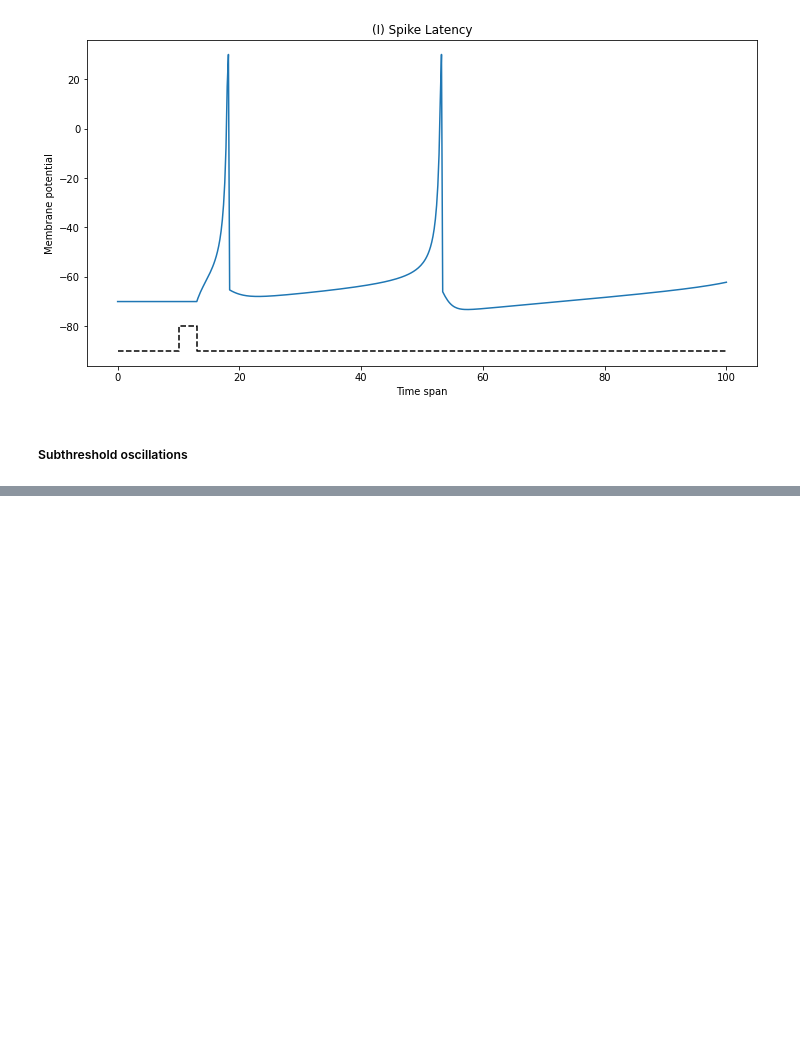
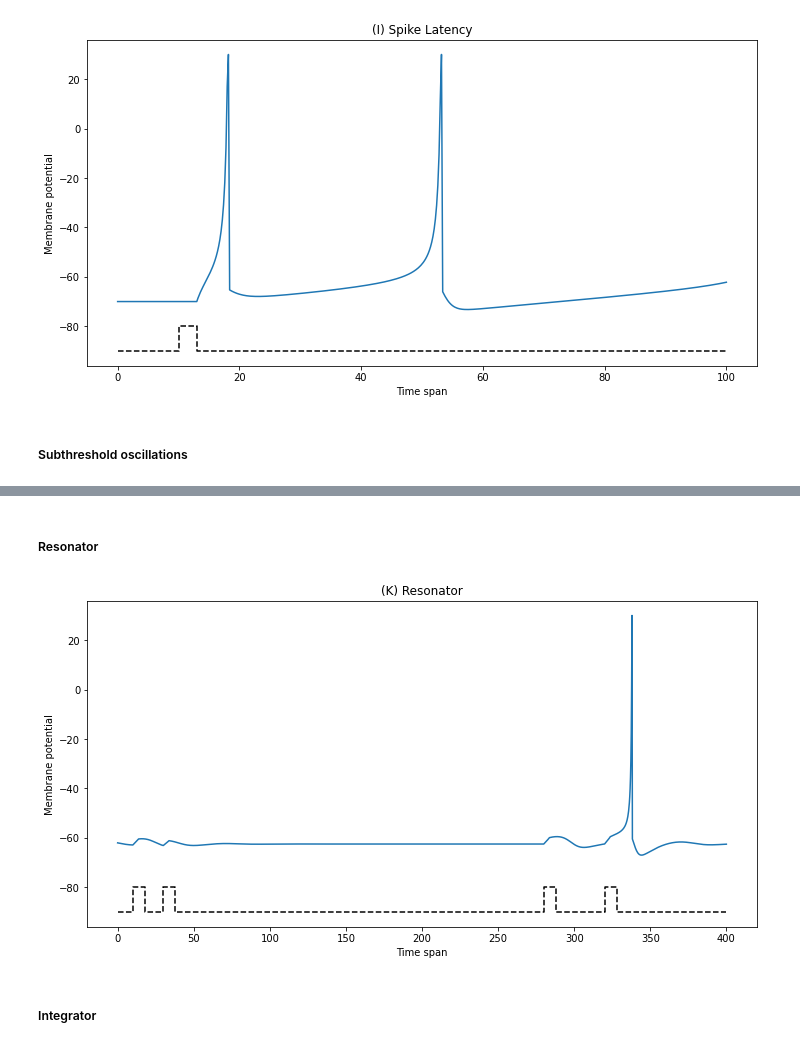
Before and after one commit to francescapoli98/computational-neuroscience, a Jupyter notebook: LAB1/assignment 1/spiking_neurons.ipynb, the cells around one changed output, grey strips where cells are left out. Drawn from its saved outputs; the diff is of its cells as text; code cells hidden in the pictures; blank space fills up the shorter version.

Commit message:
izhikievich

```diff
--- a/LAB1/assignment 1/spiking_neurons.ipynb
+++ b/LAB1/assignment 1/spiking_neurons.ipynb
@@ -179,7 +181,12 @@ params['i']=-0.5
 
 izhi = Izhikievich(tspan, T1, **params)
 setattr(izhi, 'ii', True)
-setattr(izhi, 'i_coef', True)
+# setattr(izhi, 'i_coef', True)
+
+def newI(self, t):
+    return self.i + (0.015 * (t-self.T1)) if t > self.T1 else self.i
+
+izhi.calculate_I = types.MethodType(newI, izhi)
 
 VV, uu = izhi.simulation()
 
@@ -241,0 +268,39 @@ izhi.plot2(VV, uu, II, feature_name)
+# %% [markdown]
+##### Resonator
+# %%
+params['a']=0.1
+params['d']=-1
+params['i']=0.65
+
+params['additional']=0
+
+params['t2'] = 20
+params['t4'] = 40
+
+tspan = np.arange(0, 400 + params["tau"], params["tau"])
+
+
+izhi = Izhikievich(tspan, T1, **params)
+# %%
+def newI(self, t):
+    if ((t>self.T1) and (t < self.T1+4)) or ((t>self.T2) and (t < self.T2+4)) or ((t>self.T3) and (t < self.T3+4)) or ((t>self.T4) and (t < self.T4+4)):
+        return self.i
+    else:
+        return 0
+
+def x_vals(self):
+    return [0, self.T1, self.T1, self.T1+8, self.T1+8, self.T2, self.T2, self.T2+8, self.T2+8, self.T3, self.T3, self.T3+8, self.T3+8, self.T4, self.T4, self.T4+8, self.T4+8, max(self.tspan)]
+
+izhi.calculate_I = types.MethodType(newI, izhi)
+izhi.x_values = types.MethodType(x_vals, izhi)
+
+
+VV, uu = izhi.simulation()
+
+feature_name="(K) Resonator"
+II = [-90, -90, -80, -80, -90, -90, -80,-80, -90,-90, -80,-80, -90,-90, -80,-80, -90,-90] # Input current for plotting
+izhi.plotII(VV, uu, II, feature_name)
+# %% [output]
+[figure, added]
+# %% [markdown]
+##### Integrator
```
Also changed, not shown: parts of 25 cells of this notebook, 11 other files.
